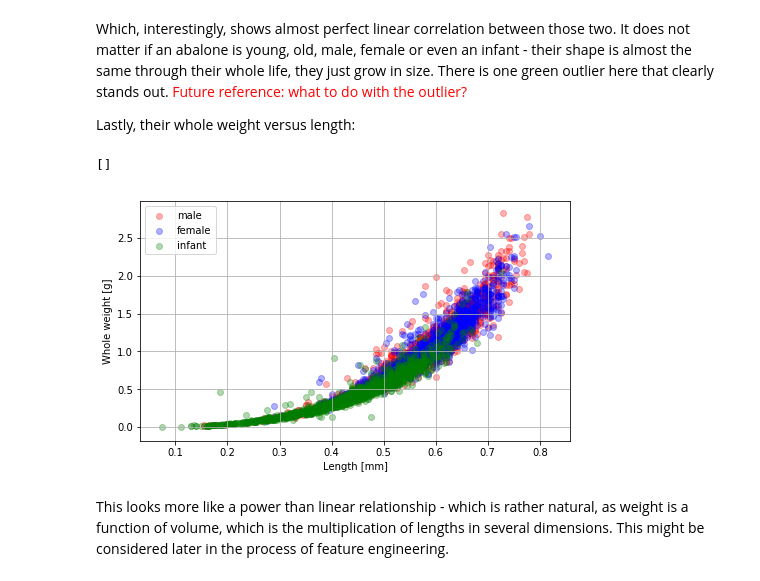
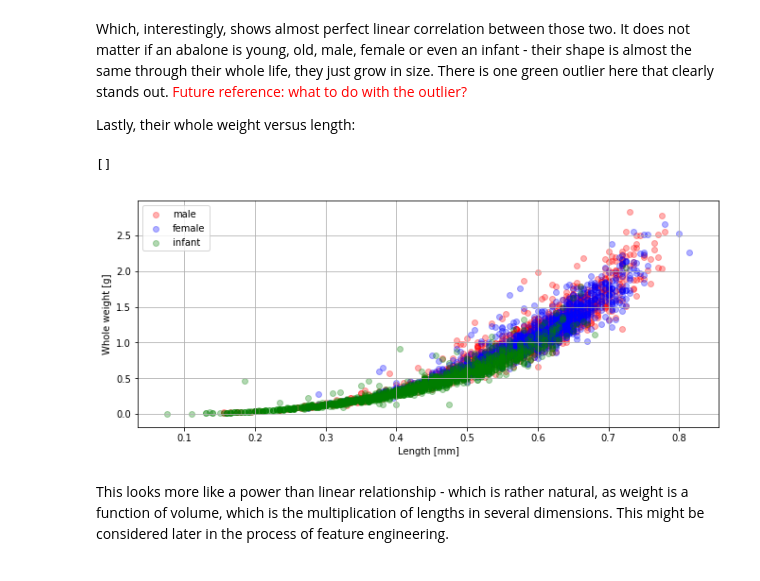
Before and after one commit to acamlet/abalone-dataset, a Jupyter notebook: abalone_dataset.ipynb, the cells around one changed output. Saved outputs shown, nothing was run; the diff lists cells and outputs as text; code cells hidden in the pictures.

```diff
--- a/abalone_dataset.ipynb
+++ b/abalone_dataset.ipynb
@@ -157,20 +159,20 @@ Which, interestingly, shows almost perfect linear correlation between those two.
 Lastly, their whole weight versus length:
 # %%
 alpha = 0.3
-plt.figure(figsize=(7,7))
+plt.figure(figsize=(10,7))
 plt.subplots_adjust(right=2, top=0.6, wspace=0.2)
 plt.subplot(1,2,2)
 plt.grid()
 plt.xlabel('Length [mm]')
 plt.ylabel('Whole weight [g]')
 plt.scatter(df.loc[df.Sex == 'M', 'Length [mm]'], df.loc[df.Sex == 'M', 'Whole weight [g]'], c = 'r', label = 'male', alpha = alpha)
 plt.scatter(df.loc[df.Sex == 'F', 'Length [mm]'], df.loc[df.Sex == 'F', 'Whole weight [g]'], c = 'b', label = 'female', alpha = alpha)
 plt.scatter(df.loc[df.Sex == 'I', 'Length [mm]'], df.loc[df.Sex == 'I', 'Whole weight [g]'], c = 'g', label = 'infant', alpha = alpha)
 plt.legend(loc = 'upper left')
 plt.plot()
 # %% [output]
 []
-[figure, old version]
+[figure, new version]
 # %% [markdown]
 This looks more like a power than linear relationship - which is rather natural, as weight is a function of volume, which is the multiplication of lengths in several dimensions. This might be considered later in the process of feature engineering.
 # %% [markdown]
```
Also changed, not shown: parts of 19 cells of this notebook, 1 other file.
